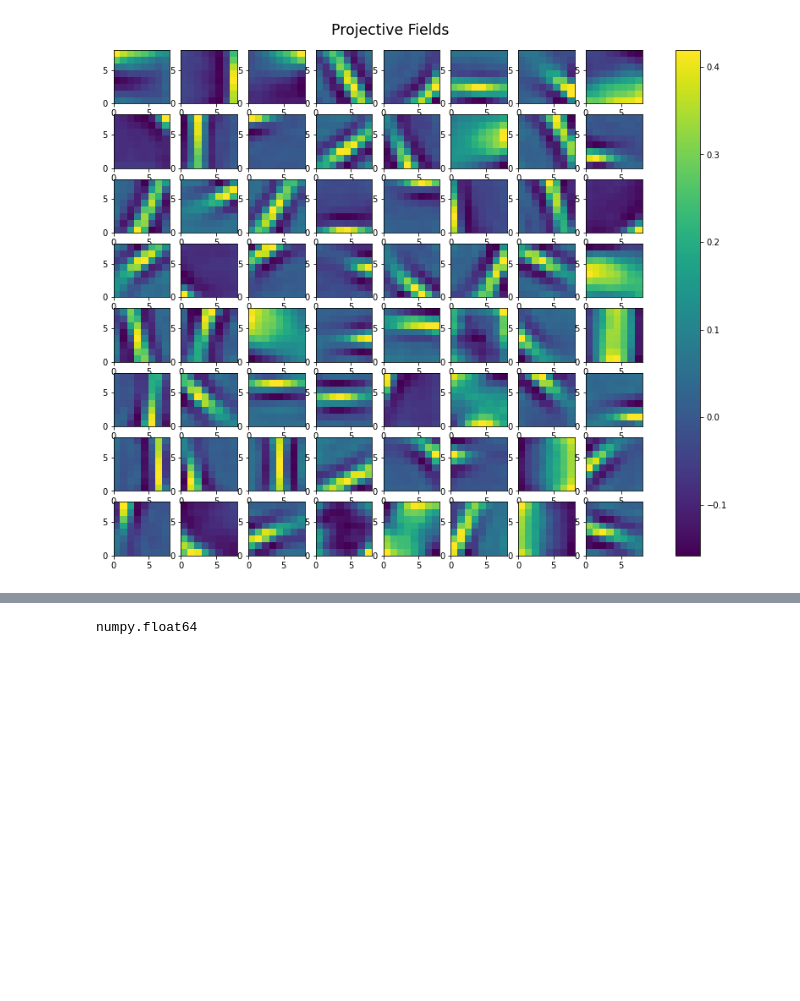
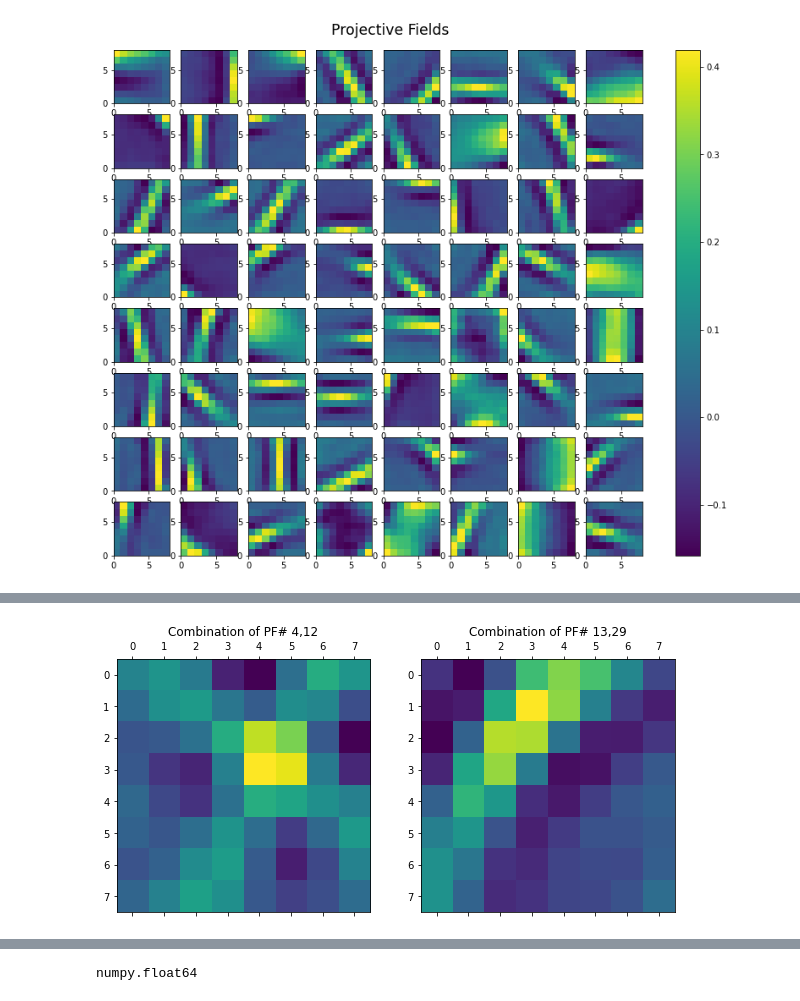
Before and after one commit to yavuz-s/Final-Project-phy527, a Jupyter notebook: Final Project - Sampling.ipynb, the cells around one changed output, grey strips where cells are left out. Drawn from its saved outputs; the diff is of its cells as text; code cells hidden in the pictures; blank space fills up the shorter version.

```diff
--- a/Final Project - Sampling.ipynb
+++ b/Final Project - Sampling.ipynb
@@ -109,0 +124,15 @@ Text(0, 0.5, 'Neuron number')
+# %%
+average_4_12 = (Pf[:,3].reshape(8,8)+Pf[:,11].reshape(8,8))/2
+average_13_29 = (Pf[:,12].reshape(8,8)+Pf[:,28].reshape(8,8))/2
+
+fig, axes = plt.subplots(nrows=1, ncols=2, figsize=(10, 5))
+
+ax = axes[0].matshow(average_4_12)
+ax = axes[1].matshow(average_13_29)
+
+axes[0].set_title('Combination of PF# 4,12')
+axes[1].set_title('Combination of PF# 13,29')
+
+plt.show()
+# %% [output]
+[figure, added]
```
Also changed, not shown: parts of 17 cells of this notebook.
